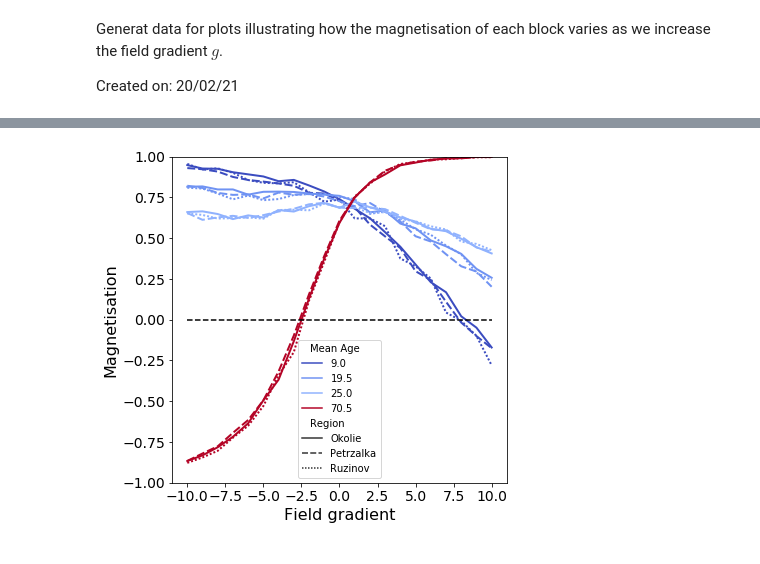
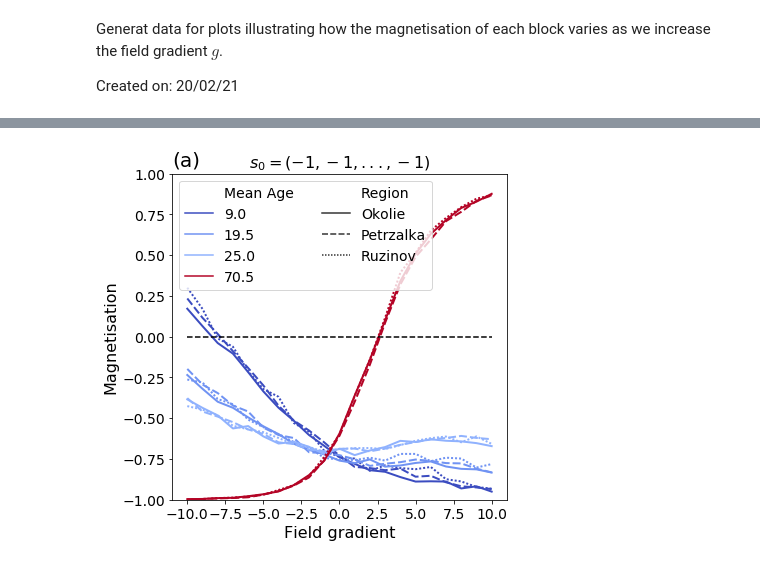
Before and after one commit to MGarrod1/unobserved_spin_influence, a Jupyter notebook: Figure_3_Pokec/fig3-B-block-magnetisations.ipynb, the cells around one changed output, grey strips where cells are left out. Saved outputs shown, nothing was run; the diff lists cells and outputs as text; code cells hidden in the pictures.

```diff
--- a/Figure_3_Pokec/fig3-B-block-magnetisations.ipynb
+++ b/Figure_3_Pokec/fig3-B-block-magnetisations.ipynb
@@ -119,30 +119,36 @@ block_mag_data.to_csv(f"Data/block_magnetisations_{init_sign}".replace('.','-')
 # %%
 import seaborn as sns
 
-init_sign=1.0
+init_sign=-1.0
 df=pd.read_csv(f"Data/block_magnetisations_{init_sign}".replace('.','-') +".csv")
 df['region']=df['block_name'].apply(lambda x : x.split('_')[0])
 df=df.rename(columns={'average_age':'Mean Age','region':'Region'})
 
 grad_vals =  np.arange(-10.0,11.0,1.0)
 
 
 fig,ax=plt.subplots(figsize=(6,6))
 #sns.scatterplot(data=df,x='gradient',y='mag',hue='average_age',palette='tab20',style='region')
 sns.lineplot(data=df,x='gradient',y='mag',hue='Mean Age',palette='coolwarm',style='Region',lw=2.0)
 plt.plot(grad_vals,np.zeros(len(grad_vals)),'k--')
 plt.ylim(-1,1)
 if init_sign==-1.0:
     plt.legend(ncol=2,loc='upper left',fontsize=14)
+    plt.title("$s_0=(-1,-1,...,-1)$",fontsize=16)
+    plt.text(-11,1.05,"(a)",fontsize=20)
+elif init_sign==1.0:
+    plt.legend([],[], frameon=False)
+    plt.title("$s_0=(+1,+1,...,+1)$",fontsize=16)
+    plt.text(-11,1.05,"(b)",fontsize=20)
 
 plt.xlabel("Field gradient",fontsize=16)
 plt.ylabel("Magnetisation",fontsize=16)
 plt.xticks(fontsize=14)
 plt.yticks(fontsize=14)
 
 plt.savefig(f"Plots/Pokec_block_mags_{init_sign}".replace('.','-')+".jpg")
 # %% [output]
-[figure, old version]
+[figure, new version]
 # %%
 init_sign
 # %%
```
